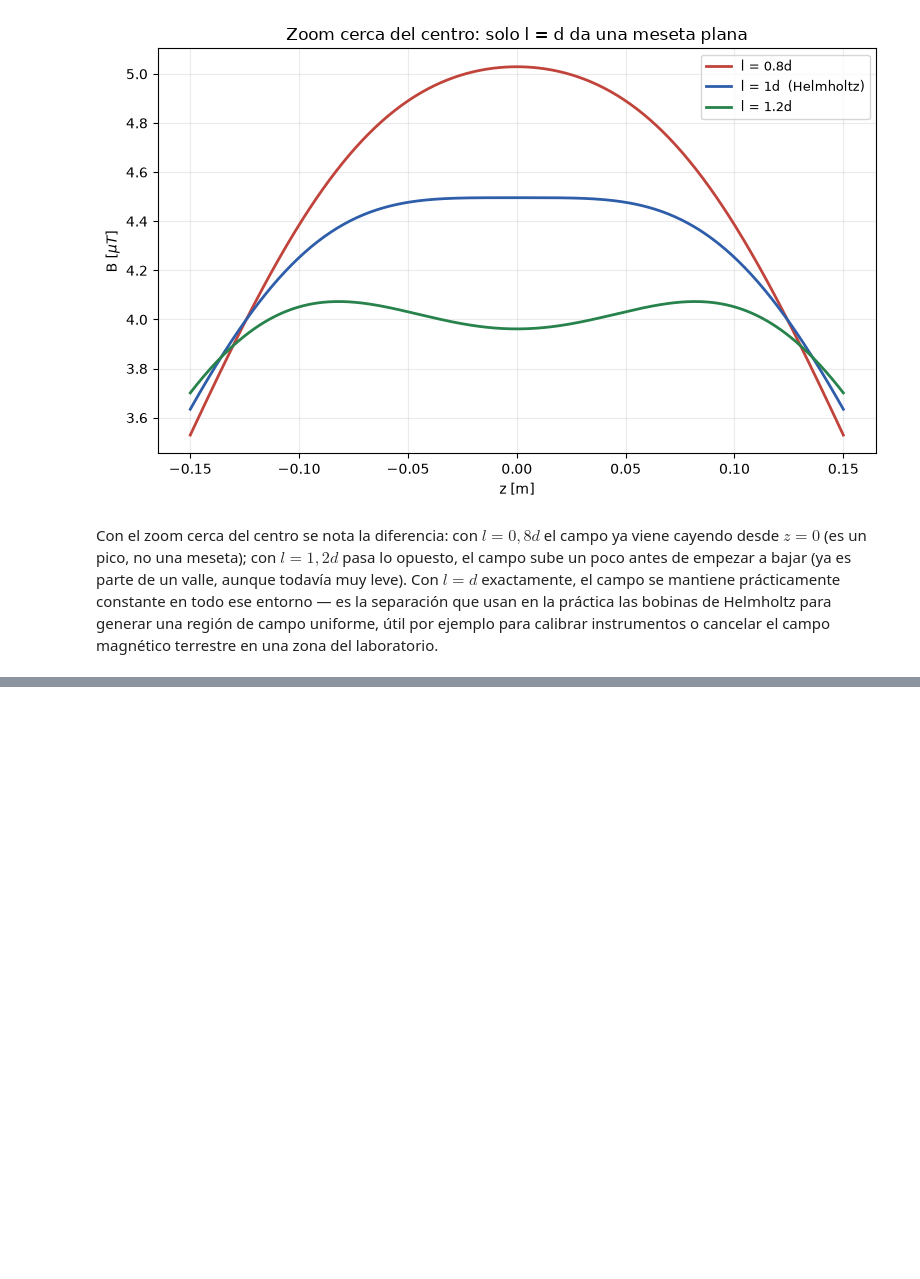
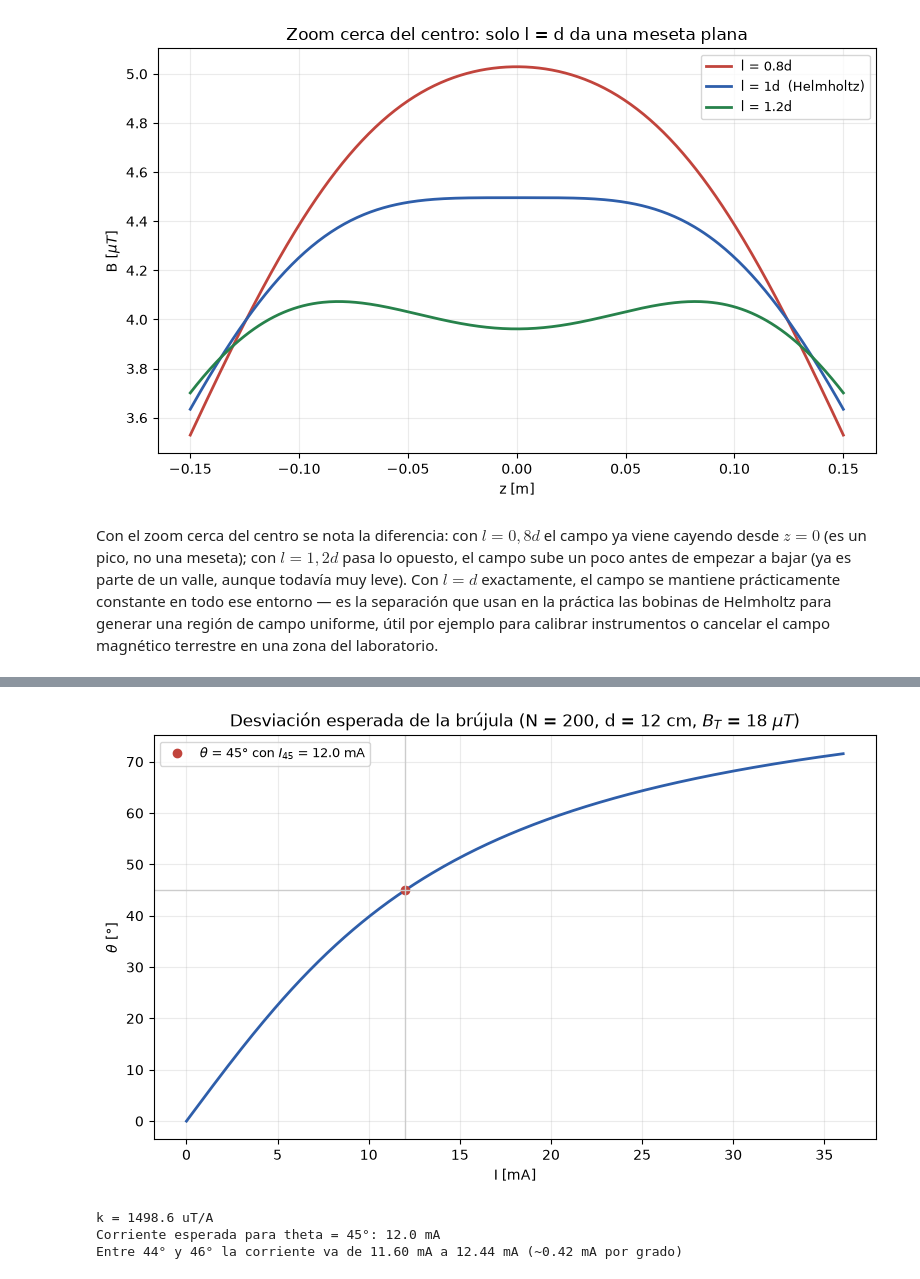
Before and after one commit to fernandatperez/EYM-TP1, a Jupyter notebook: tp4_campo_magnetico/tp4_campo_magnetico.ipynb, the cells around one changed output, grey strips where cells are left out. Cells and saved outputs as stored; diff of their text form; code cells hidden in the pictures; blank space fills up the shorter version.

Commit message:
TP4: agrego medición del campo terrestre, objetivo, materiales y conclusiones

```diff
--- a/tp4_campo_magnetico/tp4_campo_magnetico.ipynb
+++ b/tp4_campo_magnetico/tp4_campo_magnetico.ipynb
@@ -234,0 +296,38 @@ _COMPLETAR_
+# %%
+# Bobinas de Helmholtz usadas: dos espiras de 200 vueltas, radio 12 cm, separadas 12 cm
+N_bob = 200      # vueltas de cada bobina
+d_bob = 0.12     # radio de las bobinas [m] (separadas l = d_bob = 12 cm)
+
+B_T_ref = 18e-6  # componente horizontal del campo terrestre esperada [T] (aproximada)
+
+k = (4 / 5)**1.5 * mu0 * N_bob / d_bob    # B_H = k * I  [T/A]
+I_45 = B_T_ref / k                        # corriente con la que se espera theta = 45°
+
+I_teo = np.linspace(0, 3 * I_45, 300)
+theta_teo = np.degrees(np.arctan(k * I_teo / B_T_ref))
+
+fig, ax = plt.subplots(figsize=(8, 5))
+ax.plot(I_teo * 1e3, theta_teo, color="#2E5EAA", linewidth=2)
+ax.plot(I_45 * 1e3, 45, "o", color="#C1443C", label=fr"$\theta$ = 45° con $I_{{45}}$ = {I_45*1e3:.1f} mA")
+ax.axhline(45, color="0.8", linewidth=1)
+ax.axvline(I_45 * 1e3, color="0.8", linewidth=1)
+ax.set_xlabel("I [mA]")
+ax.set_ylabel(r"$\theta$ [°]")
+ax.set_title(f"Desviación esperada de la brújula (N = {N_bob}, d = {d_bob*100:.0f} cm, $B_T$ = {B_T_ref*1e6:.0f} $\\mu T$)")
+ax.grid(alpha=0.25)
+ax.legend(fontsize=9)
+fig.tight_layout()
+plt.show()
+
+# Cuánto cambia la corriente por cada grado alrededor de 45° (sensibilidad del método)
+I_44 = np.tan(np.radians(44)) * B_T_ref / k
+I_46 = np.tan(np.radians(46)) * B_T_ref / k
+print(f"k = {k*1e6:.1f} uT/A")
+print(f"Corriente esperada para theta = 45°: {I_45*1e3:.1f} mA")
+print(f"Entre 44° y 46° la corriente va de {I_44*1e3:.2f} mA a {I_46*1e3:.2f} mA "
+      f"(~{(I_46 - I_44) / 2 * 1e3:.2f} mA por grado)")
+# %% [output]
+[figure, added]
+k = 1498.6 uT/A
+Corriente esperada para theta = 45°: 12.0 mA
+Entre 44° y 46° la corriente va de 11.60 mA a 12.44 mA (~0.42 mA por grado)
```
Also changed, not shown: parts of 16 cells of this notebook, 1 other file.
